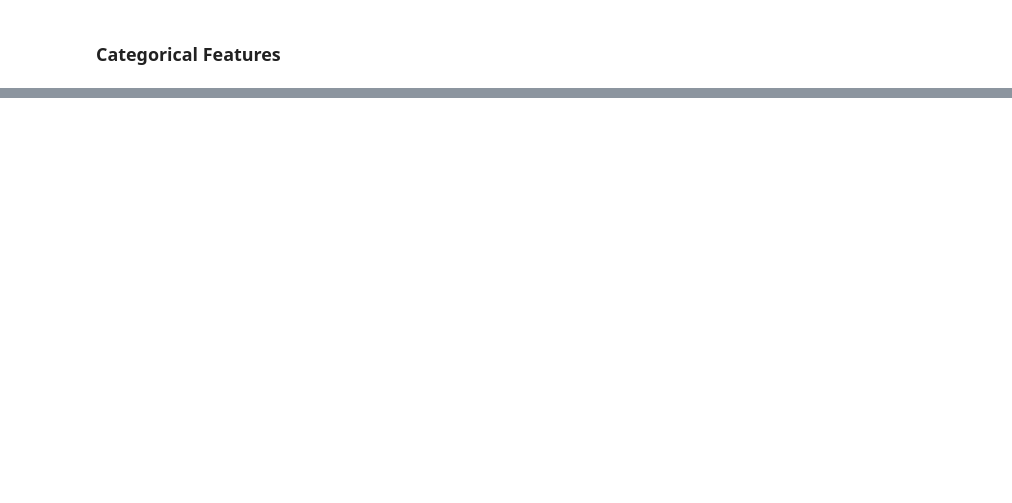
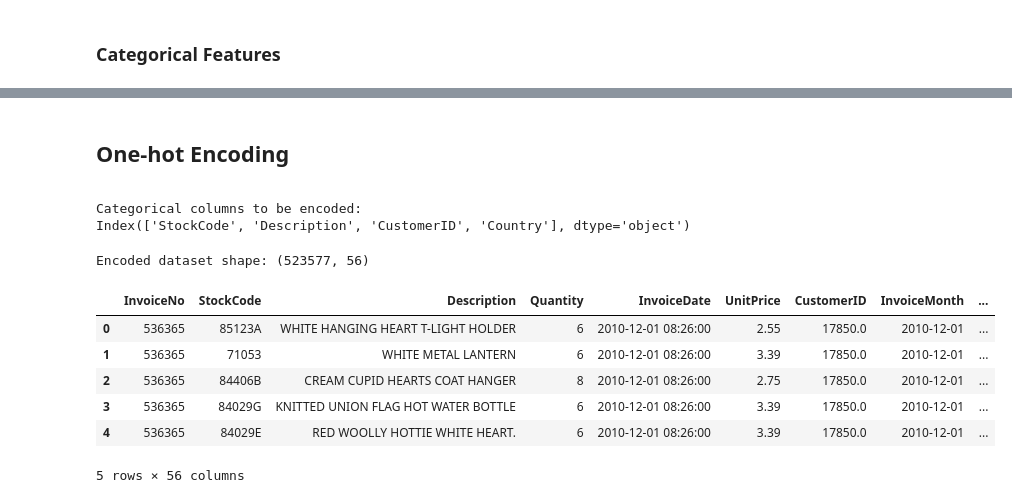
Before and after one commit to Ehsan-Behzadi/Online-Retail-Data-Analysis-and-Preprocessing, a Jupyter notebook: OnlineRetailDataAnalysis.ipynb, the cells around one changed output, grey strips where cells are left out. Drawn from its saved outputs; the diff is of its cells as text; code cells hidden in the pictures; blank space fills up the shorter version.

```diff
--- a/OnlineRetailDataAnalysis.ipynb
+++ b/OnlineRetailDataAnalysis.ipynb
@@ -1236,0 +1748,40 @@ plt.show()
+# %% [markdown]
+<div id="one_hot">
+    <h2>One-hot Encoding</h2>
+</div>
+# %%
+# Convert (encode) categorical features into numerical representations
+# Create a copy of the original dataset for encoding
+df_encoded = df_zscore.copy()
+
+# Display the types of categorical columns to be encoded
+print("Categorical columns to be encoded:")
+print(df_encoded.select_dtypes(include=['category']).columns)
+# %% [output]
+Categorical columns to be encoded:
+Index(['StockCode', 'Description', 'CustomerID', 'Country'], dtype='object')
+# %%
+# Apply one-hot encoding to categorical columns
+# Select low-cardinality categorical columns to one-hot encode
+columns_to_encode = ['Country']
+
+""" drop_first=True removes one dummy variable (binary 0/1 column) per categorical feature to
+    avoid multicollinearity in linear models (e.g., Logistic Regression)"""
+# Perform one-hot encoding
+encoded_cols = pd.get_dummies(df_encoded[columns_to_encode], drop_first=True)
+# %%
+# Concatenate encoded columns with original dataset
+df_encoded = pd.concat([df_encoded.drop(columns=columns_to_encode), encoded_cols], axis=1)
+
+# Display the shape and first few rows of the encoded dataset
+print(f"Encoded dataset shape: {df_encoded.shape}")
+display(df_encoded.head())
+# %% [output]
+Encoded dataset shape: (523577, 56)
+|  | InvoiceNo | StockCode | Description | Quantity | InvoiceDate | UnitPrice | CustomerID | InvoiceMonth | ... |
+| 0 | 536365 | 85123A | WHITE HANGING HEART T-LIGHT HOLDER | 6 | 2010-12-01 08:26:00 | 2.55 | 17850.0 | 2010-12-01 | ... |
+| 1 | 536365 | 71053 | WHITE METAL LANTERN | 6 | 2010-12-01 08:26:00 | 3.39 | 17850.0 | 2010-12-01 | ... |
+| 2 | 536365 | 84406B | CREAM CUPID HEARTS COAT HANGER | 8 | 2010-12-01 08:26:00 | 2.75 | 17850.0 | 2010-12-01 | ... |
+| 3 | 536365 | 84029G | KNITTED UNION FLAG HOT WATER BOTTLE | 6 | 2010-12-01 08:26:00 | 3.39 | 17850.0 | 2010-12-01 | ... |
+| 4 | 536365 | 84029E | RED WOOLLY HOTTIE WHITE HEART. | 6 | 2010-12-01 08:26:00 | 3.39 | 17850.0 | 2010-12-01 | ... |
+5 rows × 56 columns
```
Also changed, not shown: parts of 99 cells of this notebook.
